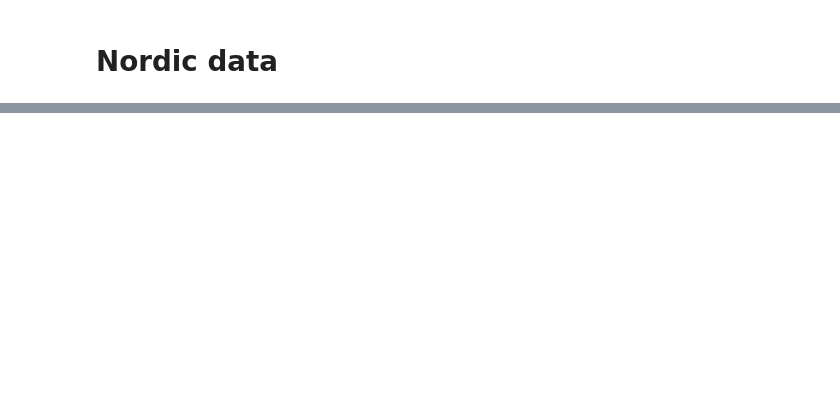
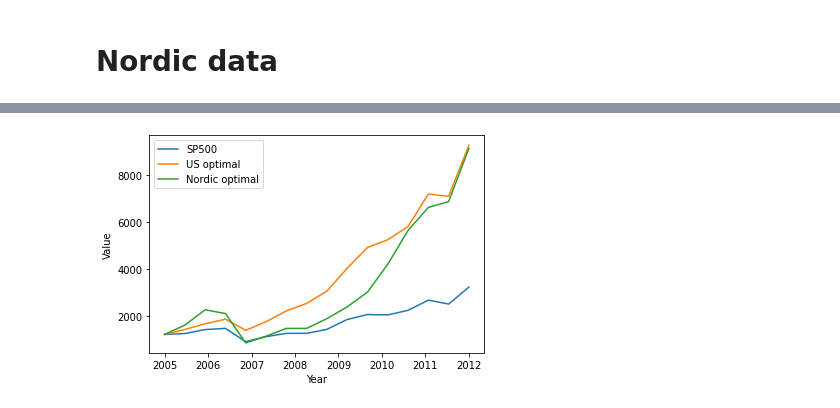
Before and after one commit to FerdinandBjerreWahl/BA, a Jupyter notebook: Backtest.ipynb, the cells around one changed output, grey strips where cells are left out. Saved outputs shown, nothing was run; the diff lists cells and outputs as text; code cells hidden in the pictures; blank space fills up the shorter version.

Commit message:
Comparison added in Backtest.ipynb

```diff
--- a/Backtest.ipynb
+++ b/Backtest.ipynb
@@ -342,0 +387,44 @@ dtype: float64
+# %%
+USB = BacktestB['Realized returns'].to_list()
+UST = BacktestDF20['Realized returns'].to_list()
+USGW = BacktestGWUS['Realized returns'].to_list()
+
+NOB = BacktestBN['Realized returns'].to_list()
+NOT = BacktestTN['Realized returns'].to_list()
+NOGW = BacktestGWN['Realized returns'].to_list()
+# %%
+def value_calc(weights,start_value):
+    value_list = []
+    for i in range(0,len(weights)+1):
+        if i == 0:
+            value_list.append(start_value)
+        else:
+            value_list.append((1+weights[i-1])*value_list[i-1])
+    return value_list
+# %%
+start_value = market_last[0]
+years = np.linspace(2005,2012,16)
+# %%
+value_USB = value_calc(USB,start_value)
+value_UST = value_calc(UST,start_value)
+value_USGW = value_calc(USGW,start_value)
+
+value_NOB = value_calc(NOB,start_value)
+value_NOT = value_calc(NOT,start_value)
+value_NOGW = value_calc(NOGW,start_value)
+# %%
+plt.plot(years ,market_last, label='SP500')
+plt.plot(years,value_USB,label='US optimal')
+plt.plot(years,value_NOB,label='Nordic optimal')
+
+
+
+plt.xlabel('Year')
+plt.ylabel('Value')
+plt.legend()
+
+# Plot a red dot at the portfolio with the highest Sharpe ratio
+plt.savefig('best_vs_SP500.png')
+plt.show()
+# %% [output]
+[figure, added]
```
Also changed, not shown: parts of 35 cells of this notebook, 8 other files.
